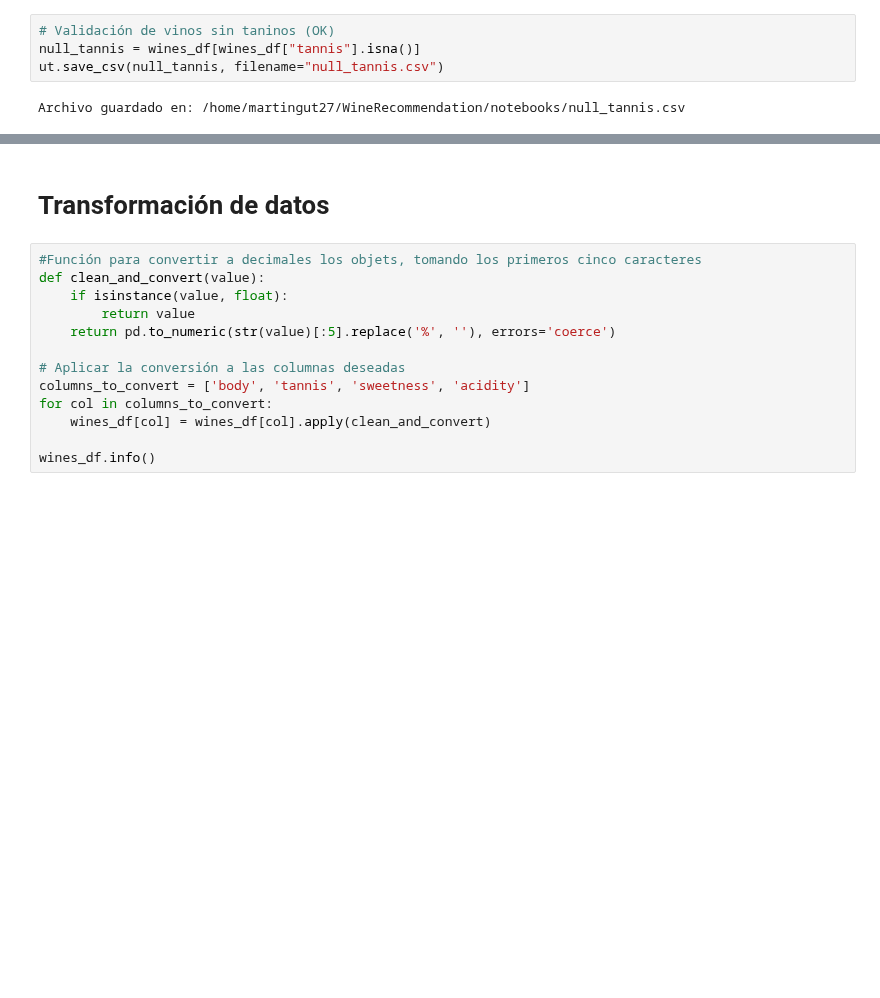
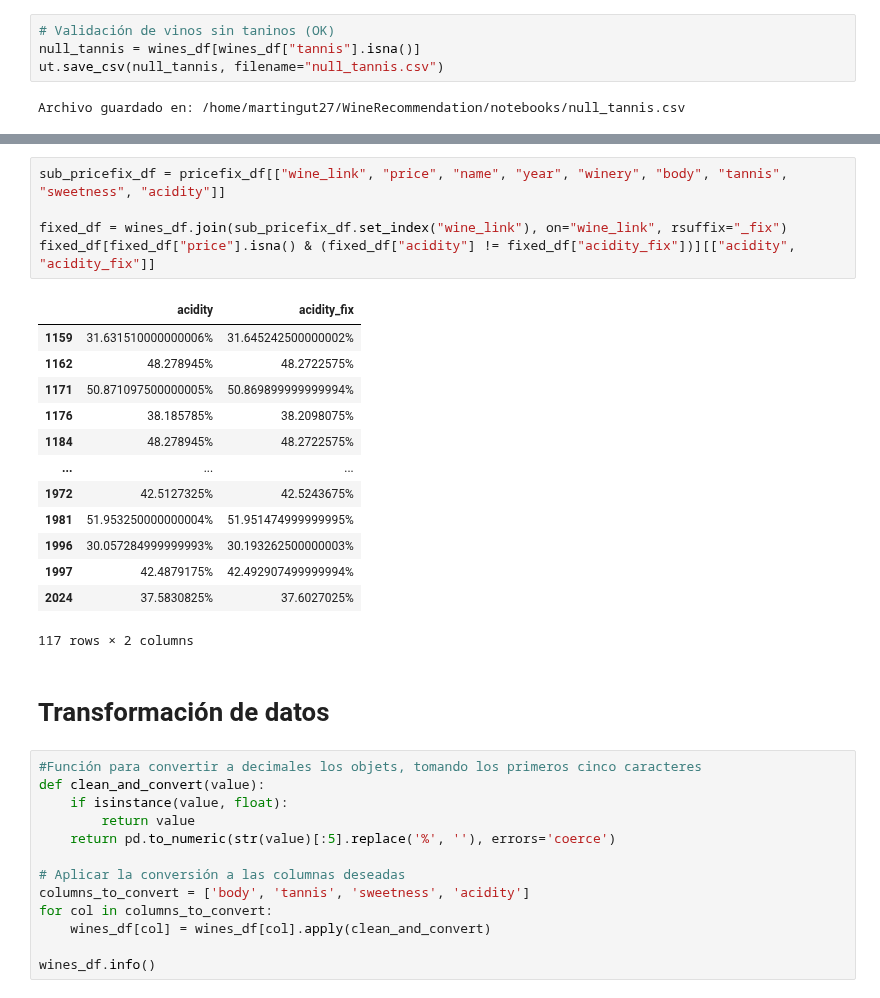
Before and after one commit to Tino27Gut/WineRecommendation, a Jupyter notebook: notebooks/eda_etl_draft.ipynb, the cells around one changed output, grey strips where cells are left out. Cells and saved outputs as stored; diff of their text form; blank space fills up the shorter version.

```diff
--- a/notebooks/eda_etl_draft.ipynb
+++ b/notebooks/eda_etl_draft.ipynb
@@ -52,3 +69,22 @@ Archivo guardado en: /home/martingut27/WineRecommendation/notebooks/null_price.c
+# %%
+sub_pricefix_df = pricefix_df[["wine_link", "price", "name", "year", "winery", "body", "tannis", "sweetness", "acidity"]]
+
+fixed_df = wines_df.join(sub_pricefix_df.set_index("wine_link"), on="wine_link", rsuffix="_fix")
+fixed_df[fixed_df["price"].isna() & (fixed_df["acidity"] != fixed_df["acidity_fix"])][["acidity", "acidity_fix"]]
+# %% [output]
+|  | acidity | acidity_fix |
+| 1159 | 31.631510000000006% | 31.645242500000002% |
+| 1162 | 48.278945% | 48.2722575% |
+| 1171 | 50.871097500000005% | 50.869899999999994% |
+| 1176 | 38.185785% | 38.2098075% |
+| 1184 | 48.278945% | 48.2722575% |
+| ... | ... | ... |
+| 1972 | 42.5127325% | 42.5243675% |
+| 1981 | 51.953250000000004% | 51.951474999999995% |
+| 1996 | 30.057284999999993% | 30.193262500000003% |
+| 1997 | 42.4879175% | 42.492907499999994% |
+| 2024 | 37.5830825% | 37.6027025% |
+117 rows × 2 columns
 # %% [markdown]
 # Transformación de datos
 # %%
```
Also changed, not shown: parts of 3 cells of this notebook, 3 other files.
